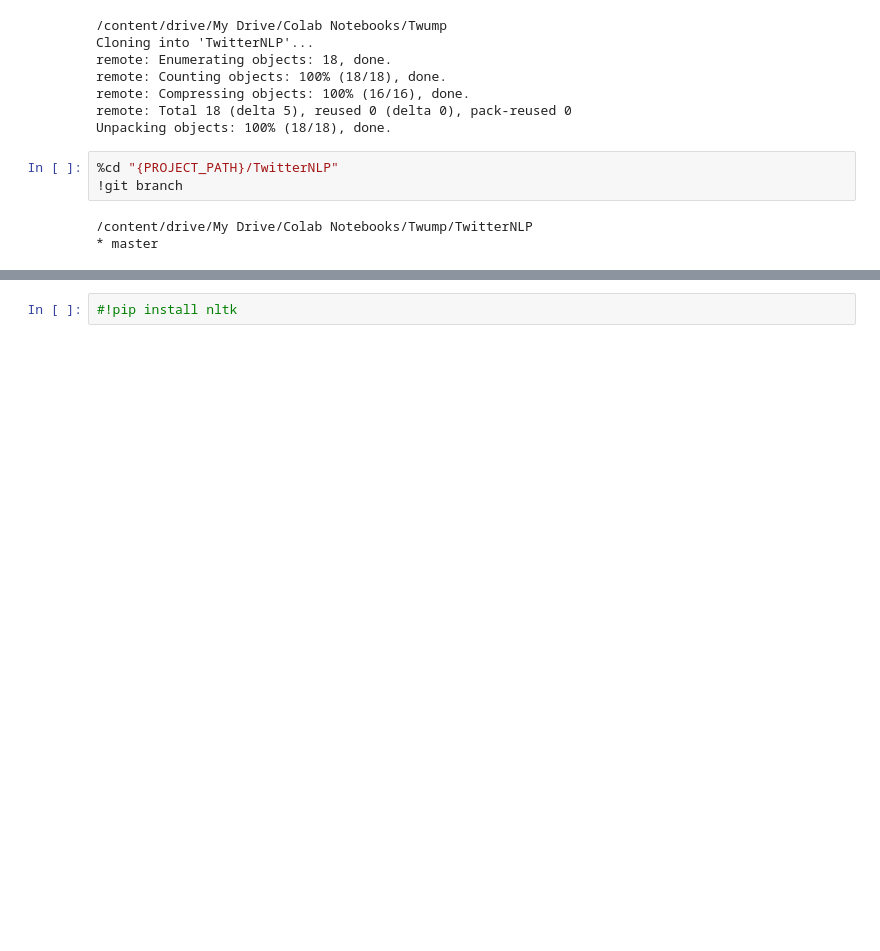
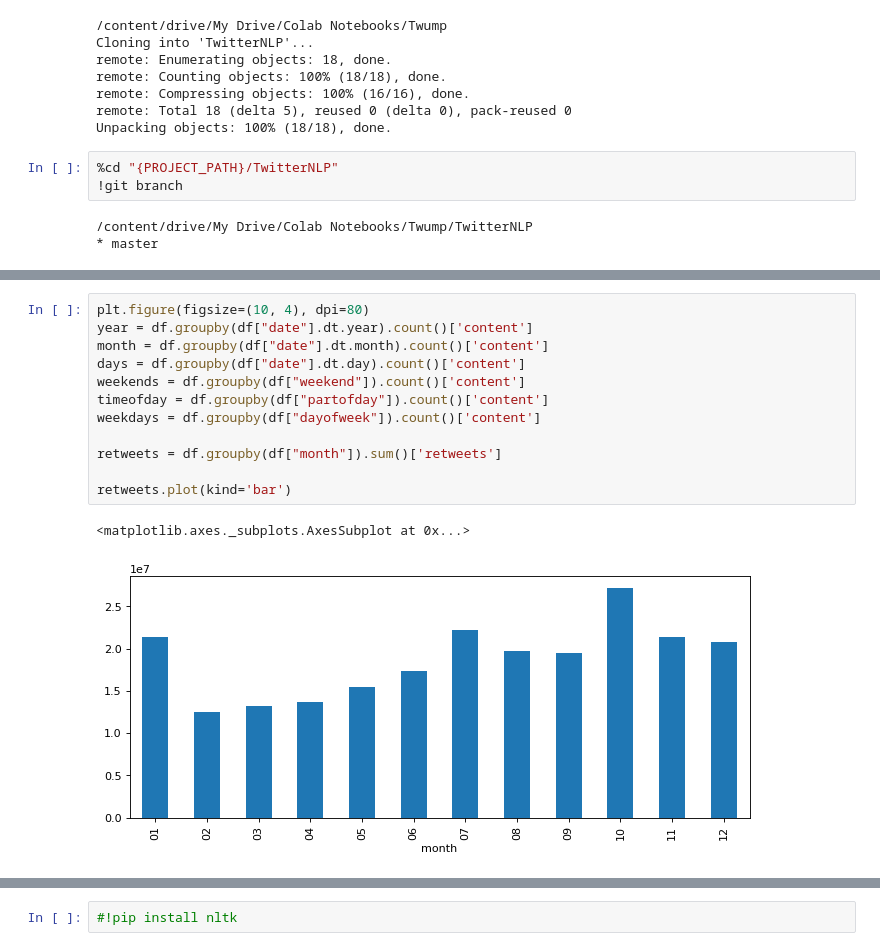
Before and after one commit to sami12rom/TwitterNLP, a Jupyter notebook: 1.ipynb, the cells around one changed output, grey strips where cells are left out. Saved outputs shown, nothing was run; the diff lists cells and outputs as text; blank space fills up the shorter version.

```diff
--- a/1.ipynb
+++ b/1.ipynb
@@ -58,0 +204,15 @@ Unpacking objects: 100% (18/18), done.
+# %%
+plt.figure(figsize=(10, 4), dpi=80)
+year = df.groupby(df["date"].dt.year).count()['content']
+month = df.groupby(df["date"].dt.month).count()['content']
+days = df.groupby(df["date"].dt.day).count()['content']
+weekends = df.groupby(df["weekend"]).count()['content']
+timeofday = df.groupby(df["partofday"]).count()['content']
+weekdays = df.groupby(df["dayofweek"]).count()['content']
+
+retweets = df.groupby(df["month"]).sum()['retweets']
+
+retweets.plot(kind='bar')
+# %% [output]
+<matplotlib.axes._subplots.AxesSubplot at 0x...>
+[figure, added]
```
Also changed, not shown: parts of 35 cells of this notebook.
